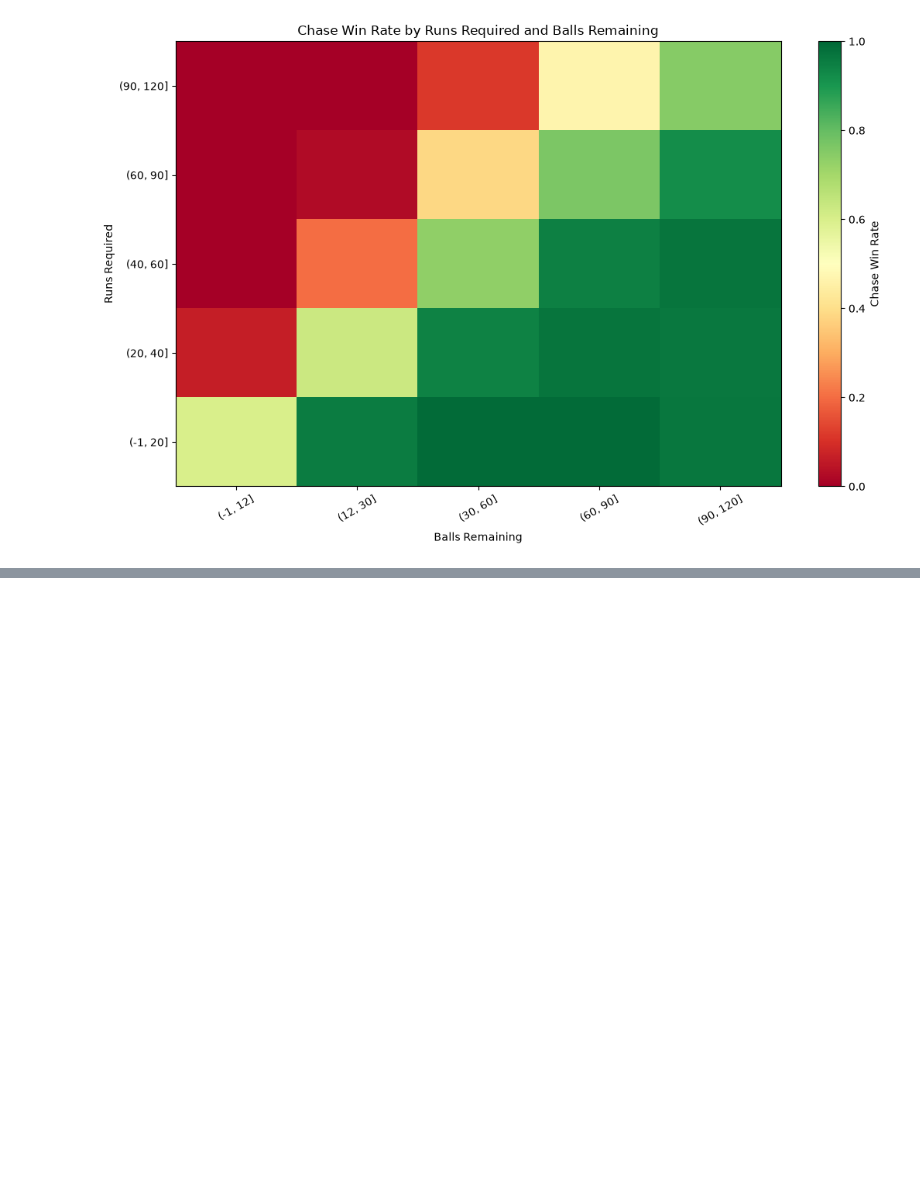
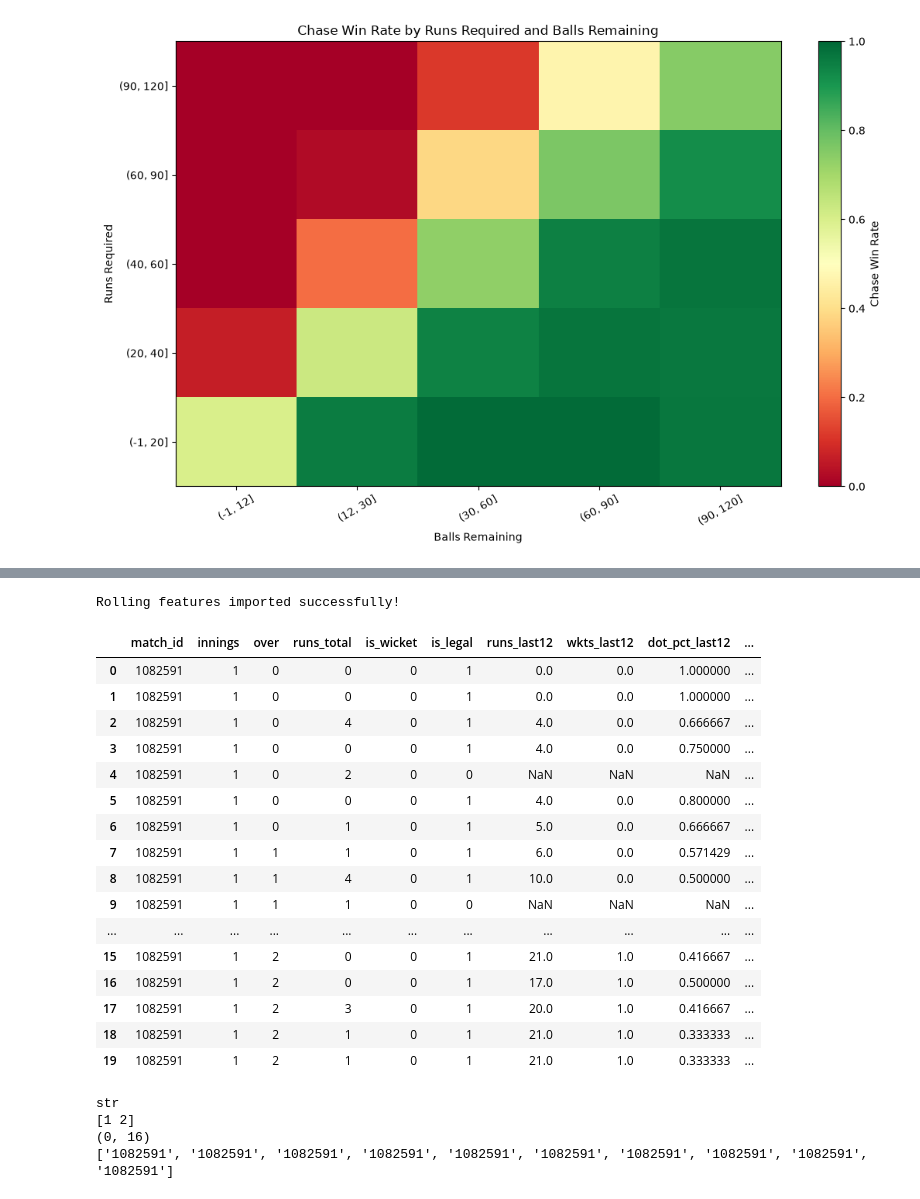
Before and after one commit to karnesh-sg/cric-win-pred, a Jupyter notebook: notebooks/01_eda.ipynb, the cells around one changed output, grey strips where cells are left out. Saved outputs shown, nothing was run; the diff lists cells and outputs as text; code cells hidden in the pictures; blank space fills up the shorter version.

Commit message:
Add rolling momentum features

```diff
--- a/notebooks/01_eda.ipynb
+++ b/notebooks/01_eda.ipynb
@@ -293,0 +404,69 @@ plt.show()
+# %%
+import importlib
+import cricketwp.features
+
+importlib.reload(cricketwp.features)
+
+from cricketwp.features import add_rolling_features
+
+print("Rolling features imported successfully!")
+# %% [output]
+Rolling features imported successfully!
+# %%
+import pandas as pd
+from cricketwp.features import add_rolling_features
+
+DATA = "../data/interim"
+
+balls = pd.read_parquet(f"{DATA}/balls.parquet")
+
+balls_with_momentum = add_rolling_features(balls)
+
+display(
+    balls_with_momentum[
+        [
+            "match_id",
+            "innings",
+            "over",
+            "runs_total",
+            "is_wicket",
+            "is_legal",
+            "runs_last12",
+            "wkts_last12",
+            "dot_pct_last12",
+            "wkts_prev",
+            "partnership_runs",
+        ]
+    ].head(20)
+)
+# %% [output]
+|  | match_id | innings | over | runs_total | is_wicket | is_legal | runs_last12 | wkts_last12 | dot_pct_last12 | ... |
+| 0 | 1082591 | 1 | 0 | 0 | 0 | 1 | 0.0 | 0.0 | 1.000000 | ... |
+| 1 | 1082591 | 1 | 0 | 0 | 0 | 1 | 0.0 | 0.0 | 1.000000 | ... |
+| 2 | 1082591 | 1 | 0 | 4 | 0 | 1 | 4.0 | 0.0 | 0.666667 | ... |
+| 3 | 1082591 | 1 | 0 | 0 | 0 | 1 | 4.0 | 0.0 | 0.750000 | ... |
+| 4 | 1082591 | 1 | 0 | 2 | 0 | 0 | NaN | NaN | NaN | ... |
+| 5 | 1082591 | 1 | 0 | 0 | 0 | 1 | 4.0 | 0.0 | 0.800000 | ... |
+| 6 | 1082591 | 1 | 0 | 1 | 0 | 1 | 5.0 | 0.0 | 0.666667 | ... |
+| 7 | 1082591 | 1 | 1 | 1 | 0 | 1 | 6.0 | 0.0 | 0.571429 | ... |
+| 8 | 1082591 | 1 | 1 | 4 | 0 | 1 | 10.0 | 0.0 | 0.500000 | ... |
+| 9 | 1082591 | 1 | 1 | 1 | 0 | 0 | NaN | NaN | NaN | ... |
+| ... | ... | ... | ... | ... | ... | ... | ... | ... | ... | ... |
+| 15 | 1082591 | 1 | 2 | 0 | 0 | 1 | 21.0 | 1.0 | 0.416667 | ... |
+| 16 | 1082591 | 1 | 2 | 0 | 0 | 1 | 17.0 | 1.0 | 0.500000 | ... |
+| 17 | 1082591 | 1 | 2 | 3 | 0 | 1 | 20.0 | 1.0 | 0.416667 | ... |
+| 18 | 1082591 | 1 | 2 | 1 | 0 | 1 | 21.0 | 1.0 | 0.333333 | ... |
+| 19 | 1082591 | 1 | 2 | 1 | 0 | 1 | 21.0 | 1.0 | 0.333333 | ... |
+# %%
+print(balls["match_id"].dtype)
+print(balls["innings"].unique())
+
+print(
+    balls[balls["match_id"] == 1082591].shape
+)
+print(balls["match_id"].head(10).tolist())
+# %% [output]
+str
+[1 2]
+(0, 16)
+['1082591', '1082591', '1082591', '1082591', '1082591', '1082591', '1082591', '1082591', '1082591', '1082591']
```
Also changed, not shown: parts of 6 cells of this notebook, 1 other file.
